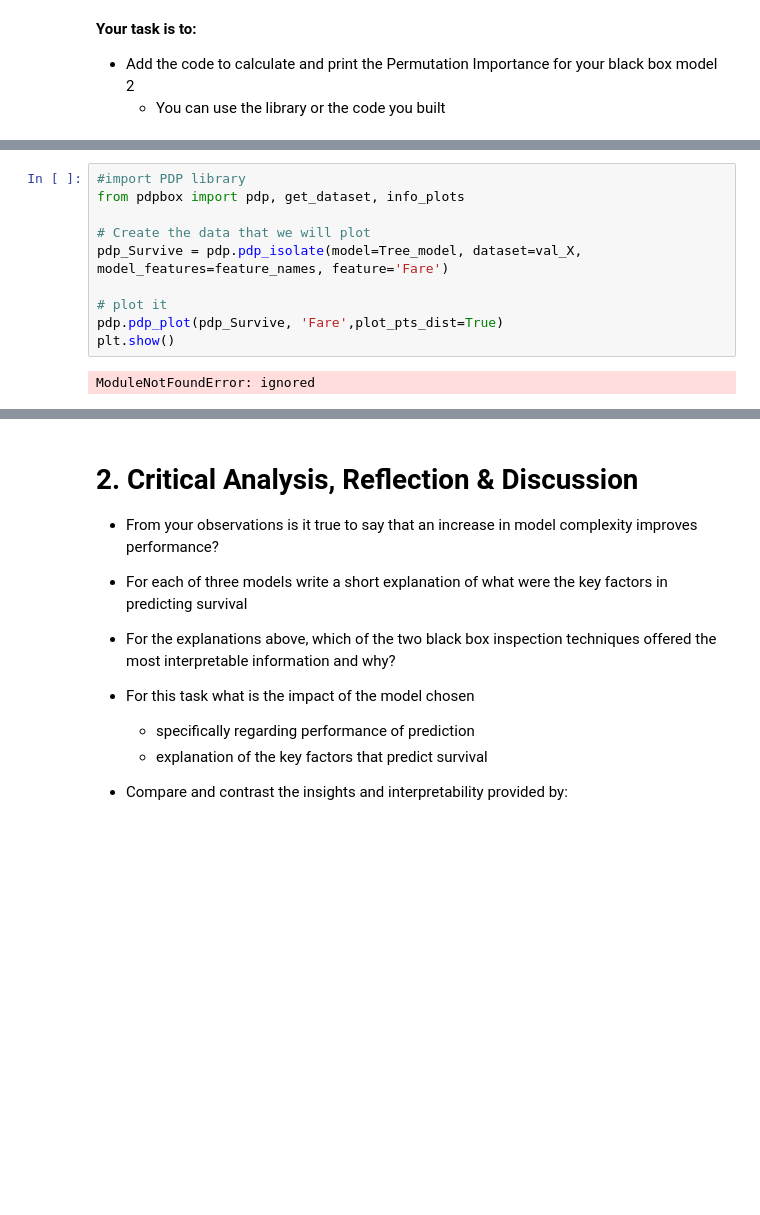
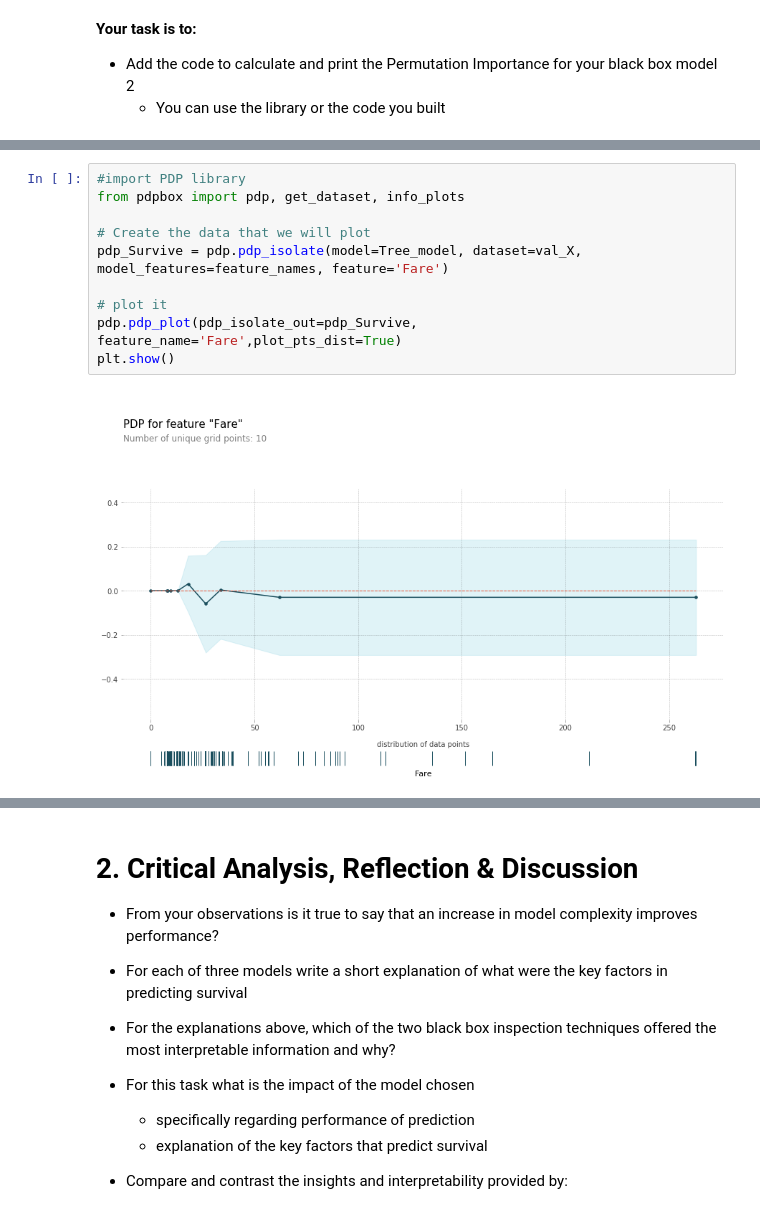
Before and after one commit to deshanchathusanka/abuses-biases-blessing-of-data, a Jupyter notebook: blackbox-explanation/Global Explaining Black Box Models.ipynb, the cells around one changed output, grey strips where cells are left out. Drawn from its saved outputs; the diff is of its cells as text; blank space fills up the shorter version.

```diff
--- a/blackbox-explanation/Global Explaining Black Box Models.ipynb
+++ b/blackbox-explanation/Global Explaining Black Box Models.ipynb
@@ -851,15 +906,15 @@ We will use a library to implement more documentation on the use of this library
 # %%
 #import PDP library
 from pdpbox import pdp, get_dataset, info_plots
 
 # Create the data that we will plot
 pdp_Survive = pdp.pdp_isolate(model=Tree_model, dataset=val_X, model_features=feature_names, feature='Fare')
 
 # plot it
-pdp.pdp_plot(pdp_Survive, 'Fare',plot_pts_dist=True)
+pdp.pdp_plot(pdp_isolate_out=pdp_Survive, feature_name='Fare',plot_pts_dist=True)
 plt.show()
 # %% [output]
-ModuleNotFoundError: ignored
+[figure, added]
 # %%
 #### START CODE ####
 
```
Also changed, not shown: parts of 39 cells of this notebook.
